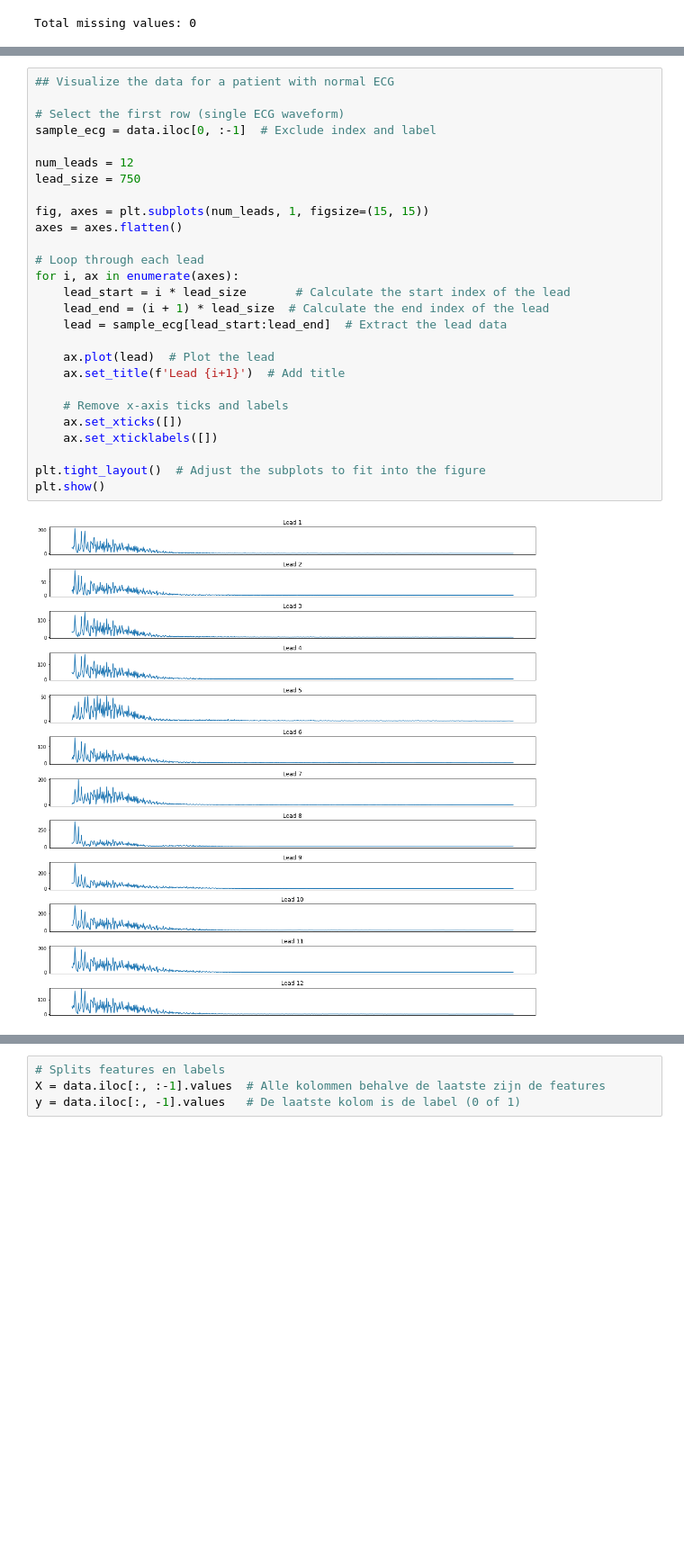
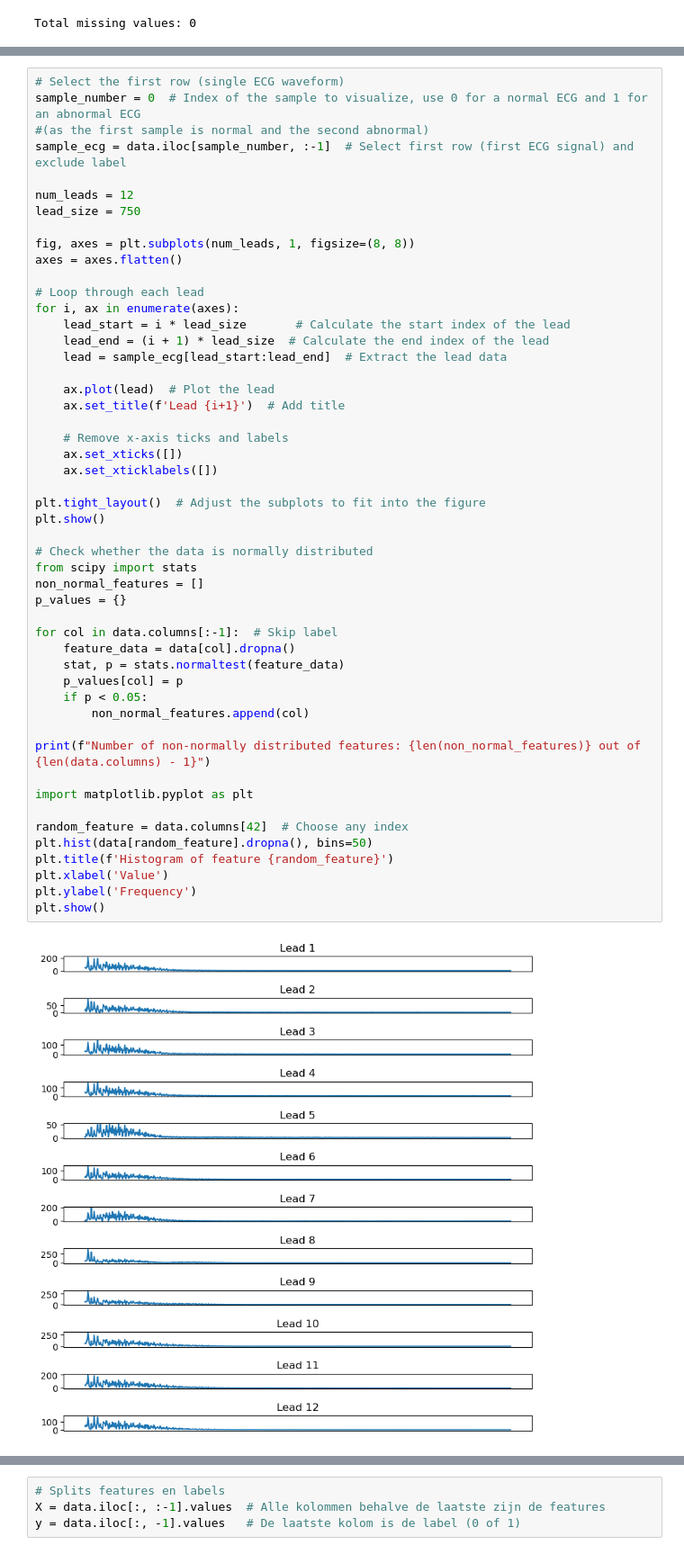
Before and after one commit to A-Bosselaar/TM10007-Machine-Learning-assignment, a Jupyter notebook: assignment_ecg.ipynb, the cells around one changed output, grey strips where cells are left out. Shown: that part at 90% size. Saved outputs shown, nothing was run; the diff lists cells and outputs as text; blank space fills up the shorter version.

Commit message:
Added data_characteristics and pre_processing

```diff
--- a/assignment_ecg.ipynb
+++ b/assignment_ecg.ipynb
@@ -106,29 +137,52 @@ plt.show()
 # %%
-## Visualize the data for a patient with normal ECG
-
 # Select the first row (single ECG waveform)
-sample_ecg = data.iloc[0, :-1]  # Exclude index and label
+sample_number = 0  # Index of the sample to visualize, use 0 for a normal ECG and 1 for an abnormal ECG
+#(as the first sample is normal and the second abnormal)
+sample_ecg = data.iloc[sample_number, :-1]  # Select first row (first ECG signal) and exclude label
 
 num_leads = 12
 lead_size = 750
 
-fig, axes = plt.subplots(num_leads, 1, figsize=(15, 15))
+fig, axes = plt.subplots(num_leads, 1, figsize=(8, 8))
 axes = axes.flatten()
 
 # Loop through each lead
 for i, ax in enumerate(axes):
     lead_start = i * lead_size       # Calculate the start index of the lead
     lead_end = (i + 1) * lead_size  # Calculate the end index of the lead
     lead = sample_ecg[lead_start:lead_end]  # Extract the lead data
 
     ax.plot(lead)  # Plot the lead
     ax.set_title(f'Lead {i+1}')  # Add title
 
     # Remove x-axis ticks and labels
     ax.set_xticks([])
     ax.set_xticklabels([])
 
 plt.tight_layout()  # Adjust the subplots to fit into the figure
 plt.show()
+
+# Check whether the data is normally distributed
+from scipy import stats
+non_normal_features = []
+p_values = {}
+
+for col in data.columns[:-1]:  # Skip label
+    feature_data = data[col].dropna()
+    stat, p = stats.normaltest(feature_data)
+    p_values[col] = p
+    if p < 0.05:
+        non_normal_features.append(col)
+
+print(f"Number of non-normally distributed features: {len(non_normal_features)} out of {len(data.columns) - 1}")
+
+import matplotlib.pyplot as plt
+
+random_feature = data.columns[42]  # Choose any index
+plt.hist(data[random_feature].dropna(), bins=50)
+plt.title(f'Histogram of feature {random_feature}')
+plt.xlabel('Value')
+plt.ylabel('Frequency')
+plt.show()
 # %% [output]
-[figure, old version]
+[figure, new version]
```
Also changed, not shown: parts of 23 cells of this notebook.
